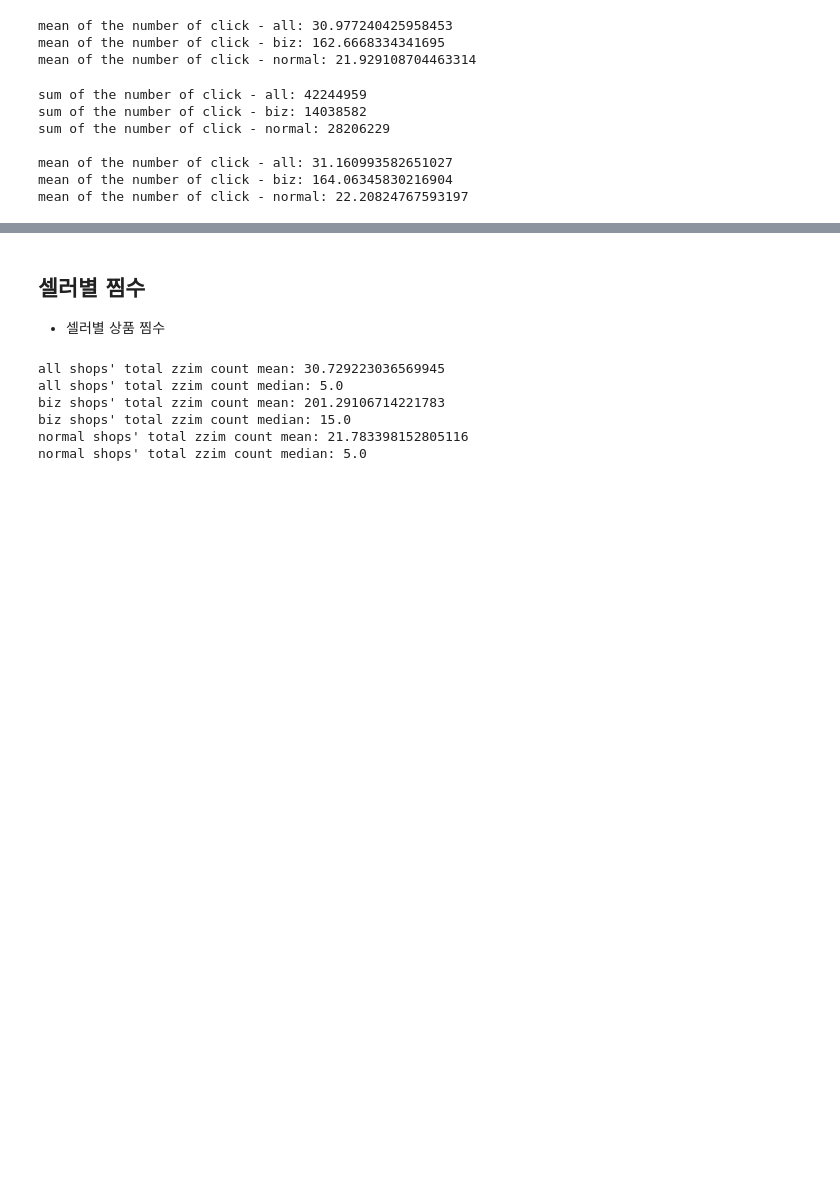
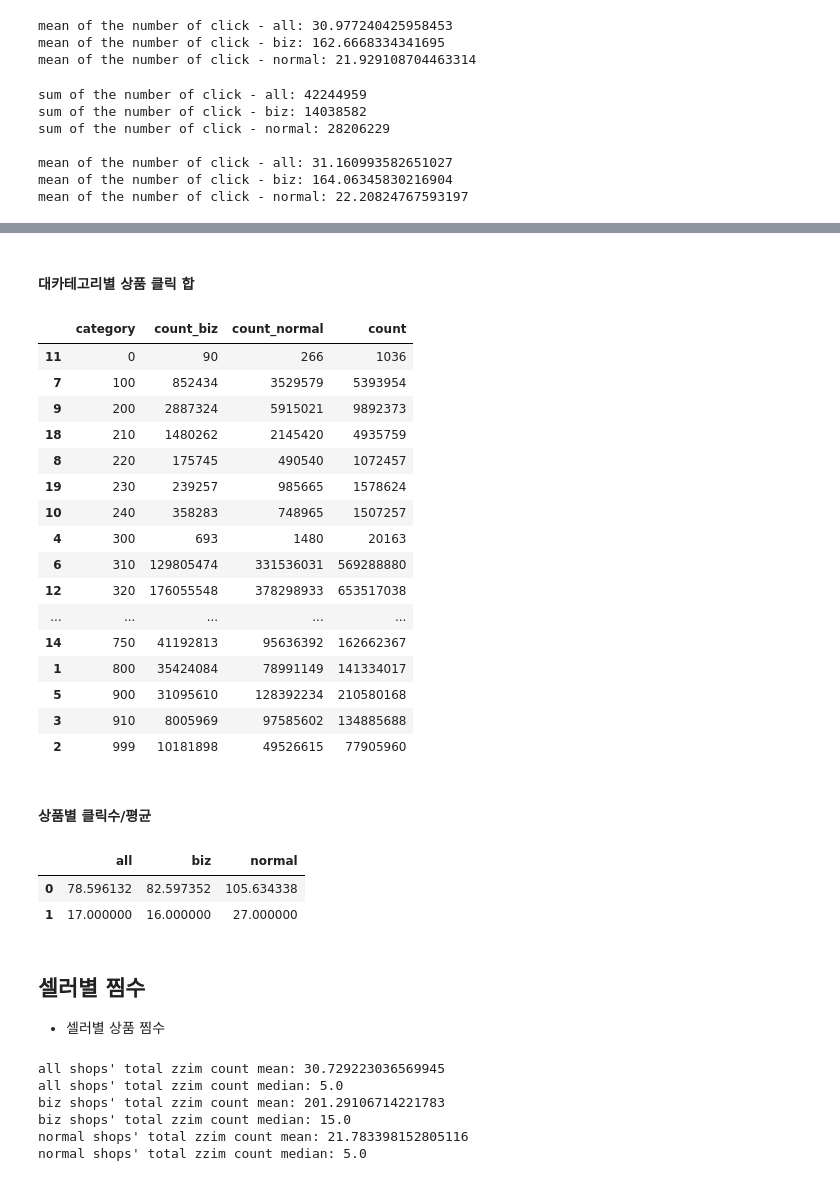
Before and after one commit to qkrtjdud1017/analytics, a Jupyter notebook: 판매자(일반상점+전문상점)특성.ipynb, the cells around one changed output, grey strips where cells are left out. Saved outputs shown, nothing was run; the diff lists cells and outputs as text; code cells hidden in the pictures; blank space fills up the shorter version.

Commit message:
add queries and modify datas

```diff
--- a/판매자(일반상점+전문상점)특성.ipynb
+++ b/판매자(일반상점+전문상점)특성.ipynb
@@ -19,4 +21,7 @@ db_slave = create_engine(f'mysql+pymysql://service:{db_slave_password}@service.c
 redshift = create_engine('postgresql+psycopg2://emily_park:Emilypark321!@bun-analytics.chlb9dm0sjmd.ap-northeast-2.redshift.amazonaws.com:5439/bunjang', encoding='utf-8')
+# %%
+# redshift
+rs = create_engine('postgresql+psycopg2://emily.park:Emily.park123!@172.31.254.37:5439/quicket', encoding='utf-8')
 # %%
 # 차트 기본 설정
 params = {'legend.fontsize': 'x-large',
@@ -1094,0 +1328,59 @@ mean of the number of click - normal: 22.20824767593197
+# %% [markdown]
+#### 대카테고리별 상품 클릭 합
+# %%
+# all
+q = f'''
+select left(p.category_id, 3) as category, count(*) as count
+from item_click_log6 i
+join product_info_for_stats p on i.target_id = p.pid
+where i.updated between '2019-01-01 00:00:00' AND '2019-12-31 23:59:59'
+group by left(p.category_id, 3)
+'''
+all_cate_click = pd.read_sql(q, con=rs)
+
+q = f'''
+select left(p.category_id, 3) as category, count(*) as count
+from item_click_log6 i
+join user_for_stats u on u.uid = i.seller_uid
+join product_info_for_stats p on i.target_id = p.pid
+where i.updated between '2019-01-01 00:00:00' and '2019-12-31 23:59:59'
+    and u.bizlicense = 1
+group by left(p.category_id, 3)
+'''
+biz_cate_click = pd.read_sql(q, con=rs)
+
+q = f'''
+select left(p.category_id, 3) as category, count(*) as count
+from item_click_log6 i
+join user_for_stats u on u.uid = i.seller_uid
+join product_info_for_stats p on i.target_id = p.pid
+where i.updated between '2019-01-01 00:00:00' and '2019-12-31 23:59:59'
+    and u.bizlicense = 0
+group by left(p.category_id, 3)
+'''
+normal_cate_click = pd.read_sql(q, con=rs)
+# %%
+cate_click = pd.merge(pd.merge(biz_cate_click, normal_cate_click, on='category', suffixes = ['_biz', '_normal']), all_cate_click, on='category')
+cate_click = cate_click.sort_values('category')
+cate_click.to_csv('cate_click.csv')
+cate_click
+# %% [output]
+|  | category | count_biz | count_normal | count |
+| 11 | 0 | 90 | 266 | 1036 |
+| 7 | 100 | 852434 | 3529579 | 5393954 |
+| 9 | 200 | 2887324 | 5915021 | 9892373 |
+| 18 | 210 | 1480262 | 2145420 | 4935759 |
+| 8 | 220 | 175745 | 490540 | 1072457 |
+| 19 | 230 | 239257 | 985665 | 1578624 |
+| 10 | 240 | 358283 | 748965 | 1507257 |
+| 4 | 300 | 693 | 1480 | 20163 |
+| 6 | 310 | 129805474 | 331536031 | 569288880 |
+| 12 | 320 | 176055548 | 378298933 | 653517038 |
+| ... | ... | ... | ... | ... |
+| 14 | 750 | 41192813 | 95636392 | 162662367 |
+| 1 | 800 | 35424084 | 78991149 | 141334017 |
+| 5 | 900 | 31095610 | 128392234 | 210580168 |
+| 3 | 910 | 8005969 | 97585602 | 134885688 |
+| 2 | 999 | 10181898 | 49526615 | 77905960 |
+# %% [markdown]
+#### 상품별 클릭수/평균
@@ -1095,3 +1418,15 @@ mean of the number of click - normal: 22.20824767593197
+# %%
+ap = [all_click_per_item['count'].mean(), all_click_per_item['count'].median()]
+bp = [biz_click_per_item['count'].mean(), biz_click_per_item['count'].median()]
+np = [normal_click_per_item['count'].mean(), normal_click_per_item['count'].median()]
+
+click_per_item = pd.DataFrame({'all': ap, 'biz': bp, 'normal': np}) # row: mean, median
+click_per_item.to_csv('click_per_item.csv')
+click_per_item
+# %% [output]
+|  | all | biz | normal |
+| 0 | 78.596132 | 82.597352 | 105.634338 |
+| 1 | 17.000000 | 16.000000 | 27.000000 |
 # %% [markdown]
 ## 셀러별 찜수
 - 셀러별 상품 찜수
```
Also changed, not shown: parts of 26 cells of this notebook.
